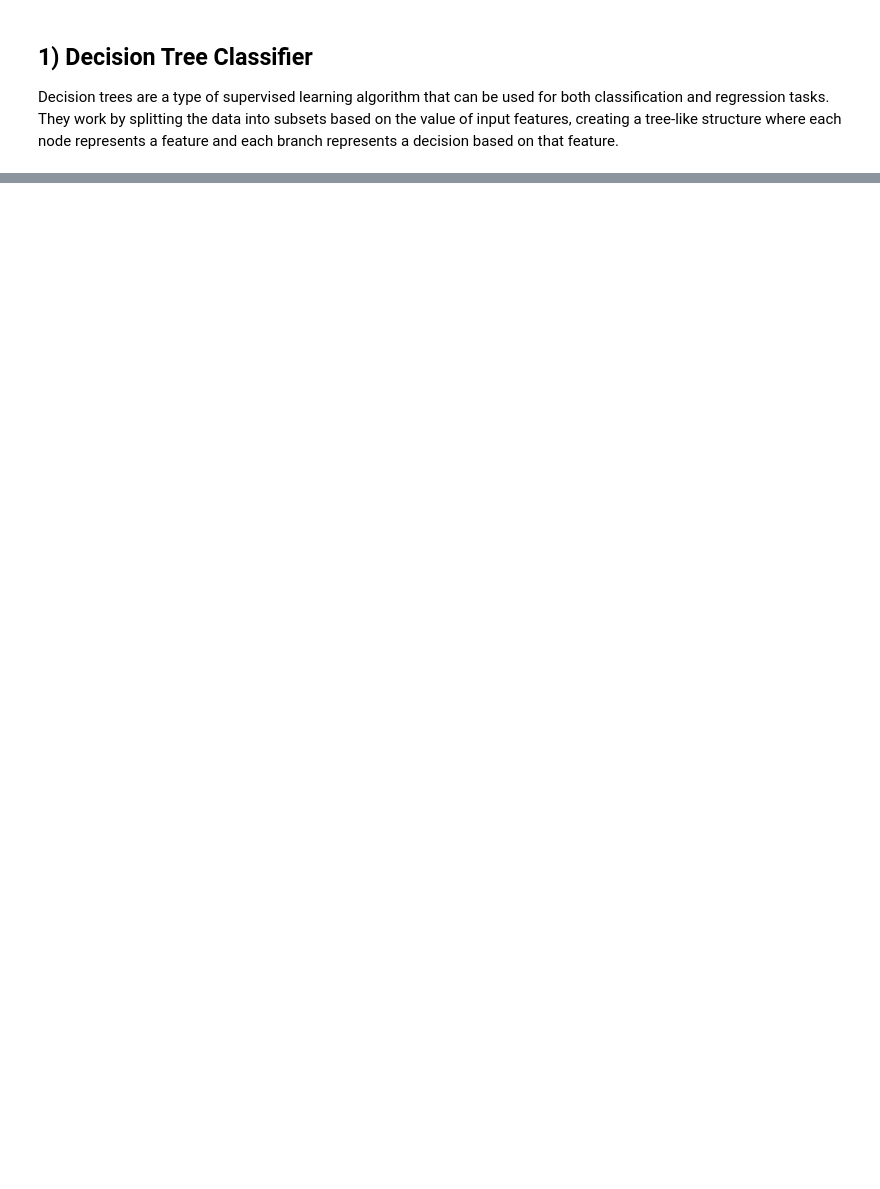
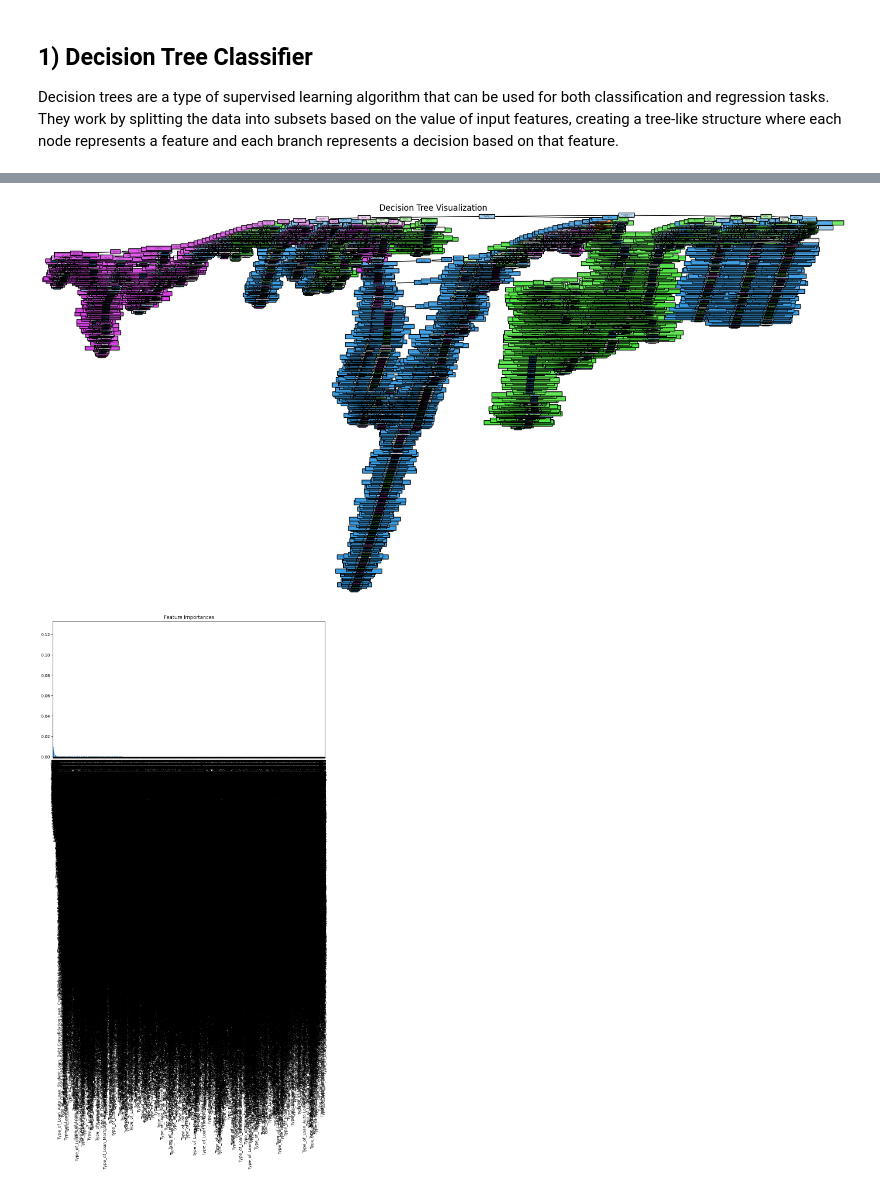
Before and after one commit to lelloxx/Advanced_Coding_Project_LUISS_2024-25, a Jupyter notebook: model.ipynb, the cells around one changed output, grey strips where cells are left out. Drawn from its saved outputs; the diff is of its cells as text; code cells hidden in the pictures; blank space fills up the shorter version.

```diff
--- a/model.ipynb
+++ b/model.ipynb
@@ -61,0 +63,25 @@ weighted avg       0.77      0.77      0.77     20000
+# %%
+# Visualizing the Decision Tree
+from sklearn.tree import plot_tree
+
+plt.figure(figsize=(20,10))
+plot_tree(decision_tree_model, filled=True, feature_names=X.columns, class_names=['0', '1', '2', '3'])
+plt.title("Decision Tree Visualization")
+plt.show()
+
+# Feature Importance
+importances = decision_tree_model.feature_importances_
+indices = np.argsort(importances)[::-1]
+features = X.columns[indices]
+importances = importances[indices]
+
+# Plotting feature importances
+plt.figure(figsize=(12, 6))
+plt.title("Feature Importances")
+plt.bar(range(X.shape[1]), importances, align="center")
+plt.xticks(range(X.shape[1]), features, rotation=90)
+plt.xlim([-1, X.shape[1]])
+plt.show()
+# %% [output]
+[figure, added]
+[figure, added]
```
Also changed, not shown: parts of 1 cell of this notebook, 1 other file.
